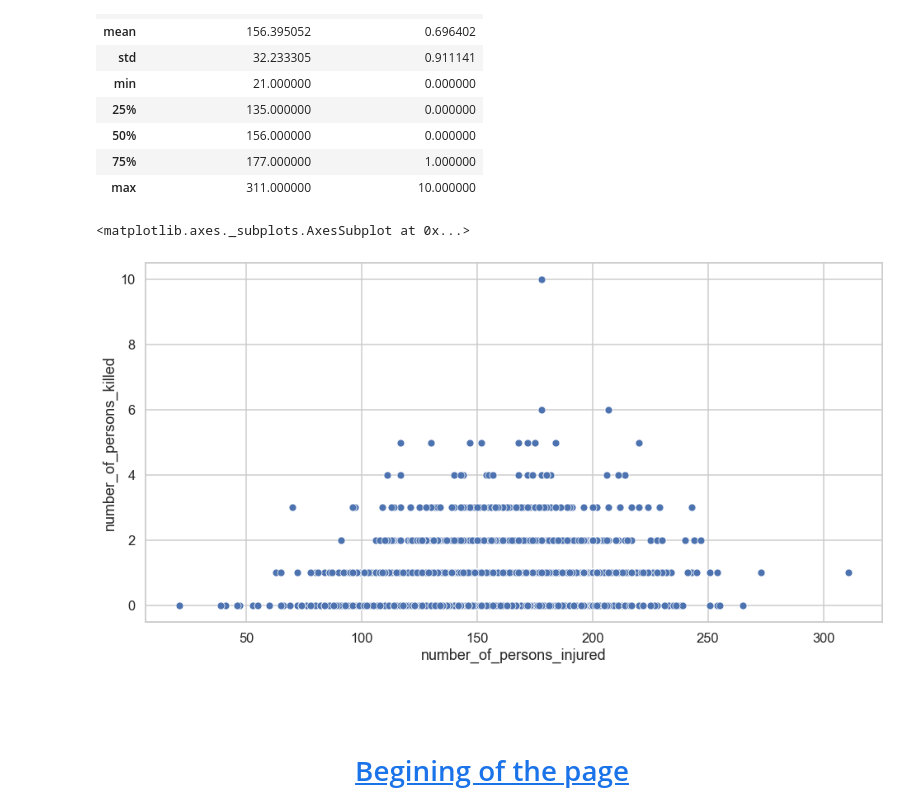
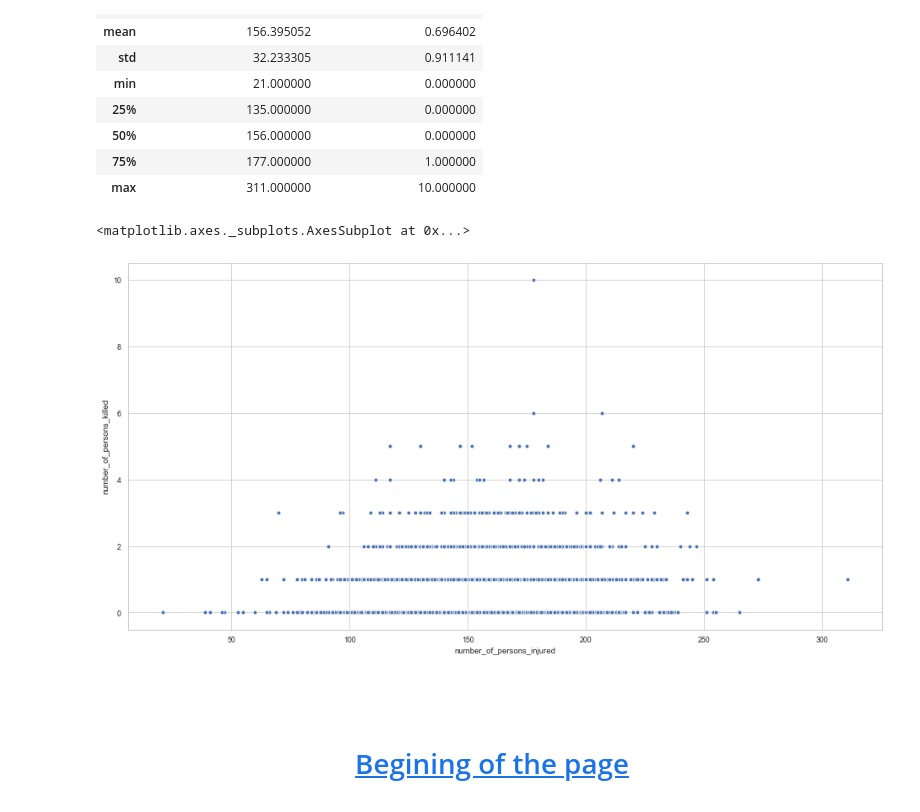
Before and after one commit to yuleidner/Katz_Data_Analytics, a Jupyter notebook: M7/M7 PROJECT.ipynb, the cells around one changed output. Drawn from its saved outputs; the diff is of its cells as text; code cells hidden in the pictures.

```diff
--- a/M7/M7 PROJECT.ipynb
+++ b/M7/M7 PROJECT.ipynb
@@ -459,12 +489,12 @@ killed_vs_injured.describe()
 # %%
 sns.set() # switches to seaborn defaults
 sns.set_style("whitegrid")
-sns.set_context("talk")
+sns.set_context("paper")
 plt.figure(figsize=(16, 8))
 
 sns.scatterplot(x="number_of_persons_injured", y="number_of_persons_killed", data=killed_vs_injured)
 # %% [output]
 <matplotlib.axes._subplots.AxesSubplot at 0x...>
-[figure, old version]
+[figure, new version]
 # %% [markdown]
 # <center> <br>[Begining of the page](#Top)</center>
```
Also changed, not shown: parts of 43 cells of this notebook.
